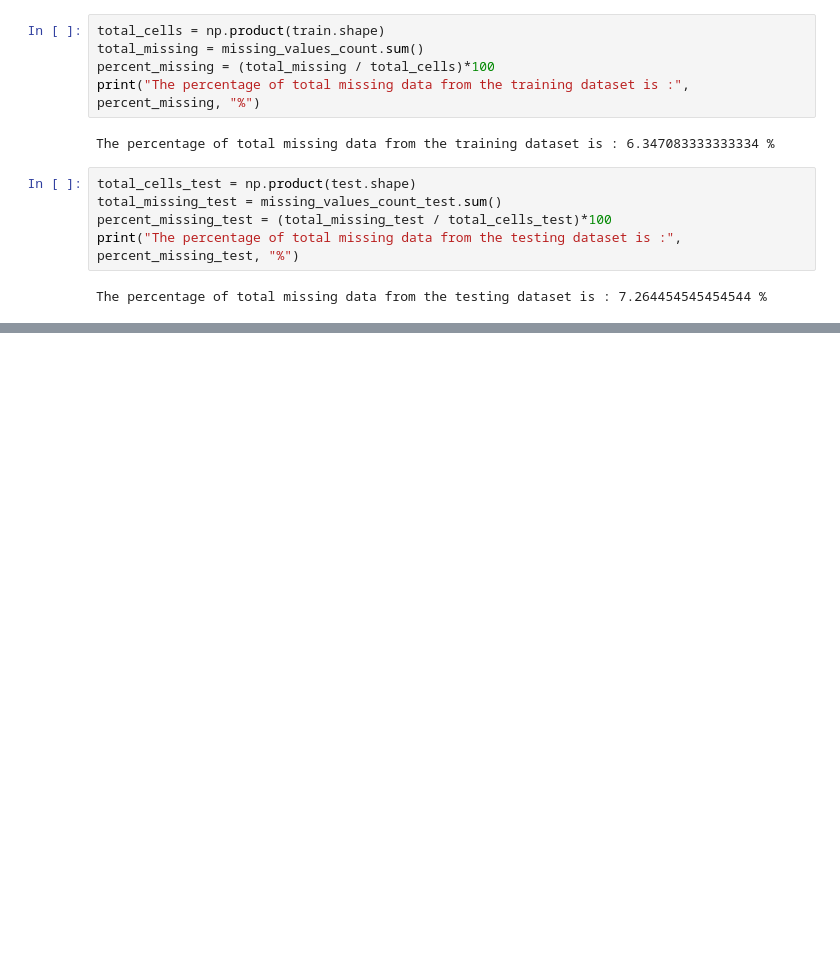
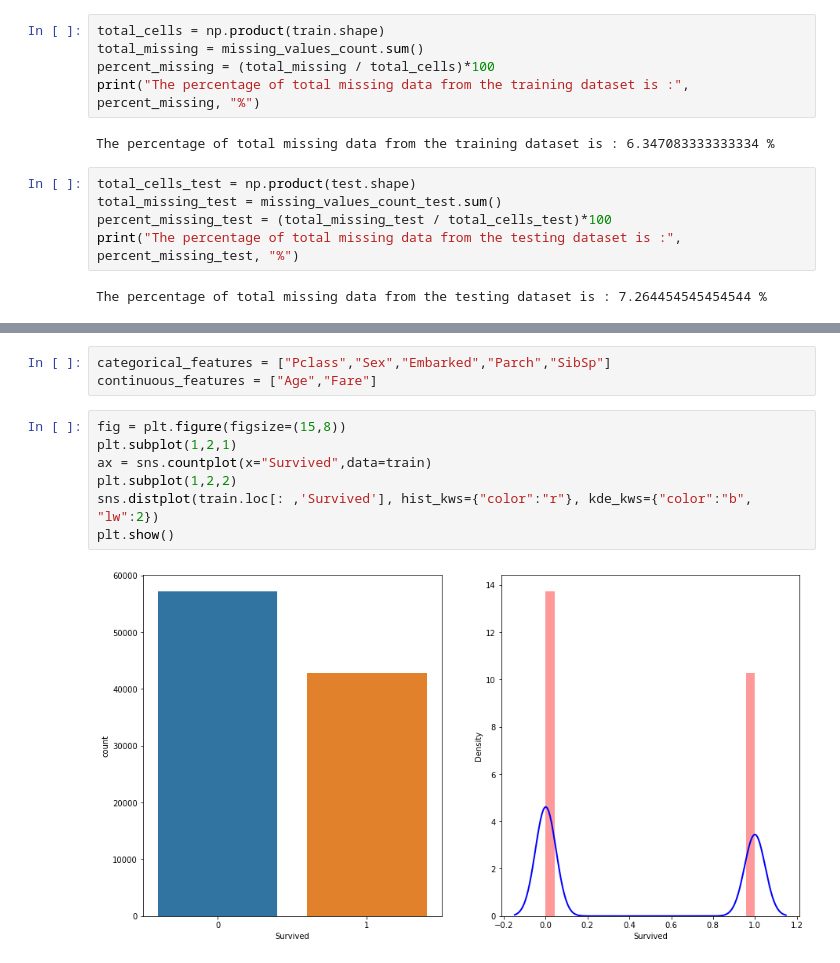
Before and after one commit to aditishraq/Kaggle-Tabular-Playground, a Jupyter notebook: Untitled.ipynb, the cells around one changed output, grey strips where cells are left out. Saved outputs shown, nothing was run; the diff lists cells and outputs as text; blank space fills up the shorter version.

```diff
--- a/Untitled.ipynb
+++ b/Untitled.ipynb
@@ -131,0 +152,12 @@ The percentage of total missing data from the testing dataset is : 7.26445454545
+# %%
+categorical_features = ["Pclass","Sex","Embarked","Parch","SibSp"]
+continuous_features = ["Age","Fare"]
+# %%
+fig = plt.figure(figsize=(15,8))
+plt.subplot(1,2,1)
+ax = sns.countplot(x="Survived",data=train)
+plt.subplot(1,2,2)
+sns.distplot(train.loc[: ,'Survived'], hist_kws={"color":"r"}, kde_kws={"color":"b", "lw":2})
+plt.show()
+# %% [output]
+[figure, added]
```
Also changed, not shown: parts of 5 cells of this notebook.
